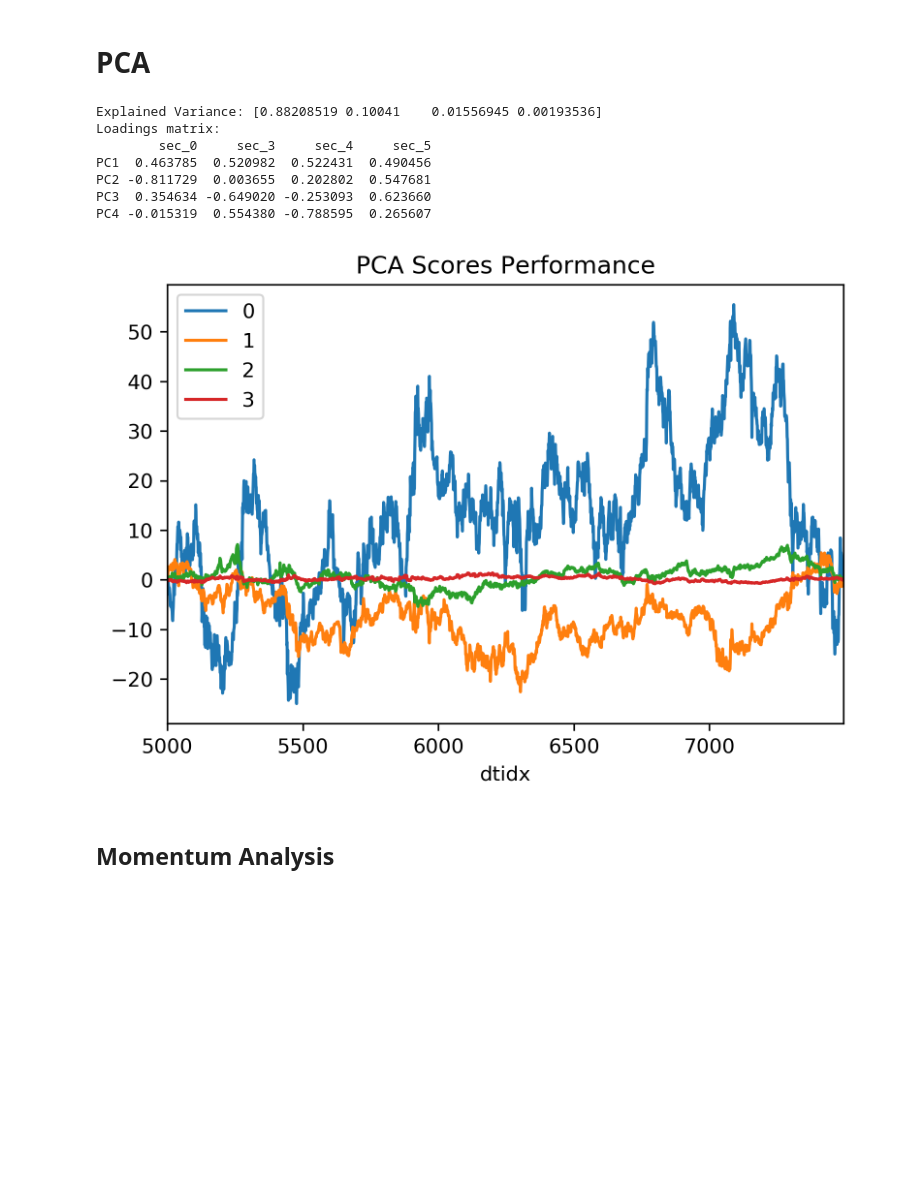
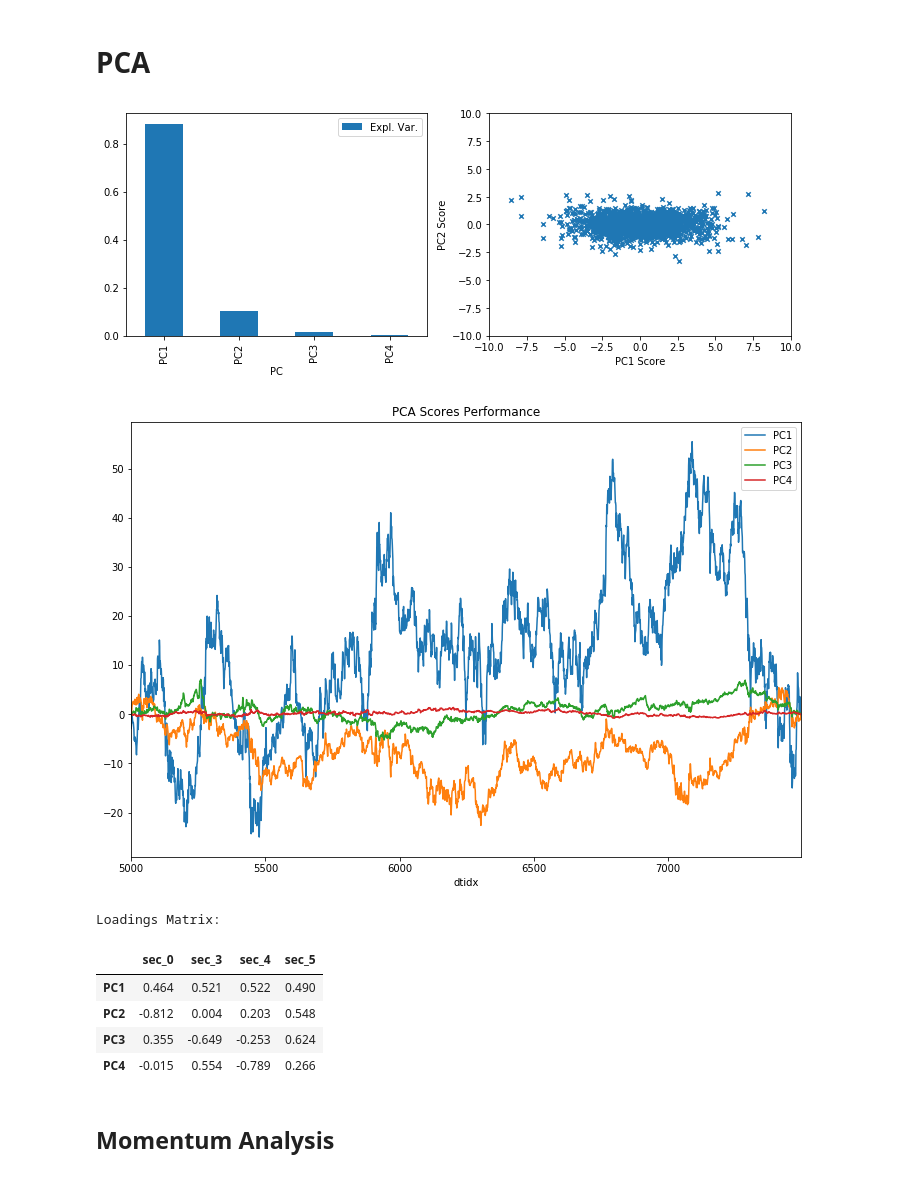
Before and after one commit to boneil33/FinML, a Jupyter notebook: MLFin/AlgoTradingTest/pat_test.ipynb, the cells around one changed output. Saved outputs shown, nothing was run; the diff lists cells and outputs as text; code cells hidden in the pictures; blank space fills up the shorter version.

```diff
--- a/MLFin/AlgoTradingTest/pat_test.ipynb
+++ b/MLFin/AlgoTradingTest/pat_test.ipynb
@@ -107,30 +85,44 @@ plt.show()
 # %%
 #pca
 cols = ['sec_0','sec_3','sec_4','sec_5']
 prepca_data = std_rets[cols].dropna(how='any')
 pca = PCA()
 pca.fit(prepca_data)
-print('Explained Variance:', pca.explained_variance_ratio_)
+pc_cols = ['PC'+str(i+1) for i in np.arange(pca.n_components_)]
+
+exp_var = pd.DataFrame(zip(pca.explained_variance_ratio_, pc_cols),
+                       columns=['Expl. Var.','PC'])
 
 # flip signs to induce 'standard' interpretation of rates pca
-scores = pd.DataFrame(-pca.fit_transform(prepca_data), index=prepca_data.index)
+scores = pd.DataFrame(-pca.fit_transform(prepca_data), index=prepca_data.index, columns=pc_cols)
 loadings = pd.DataFrame(-pca.components_, index=['PC'+str(i) for i in np.arange(1,pca.n_components_+1)], columns=cols)
 integrated_scores = scores.cumsum()
-print('Loadings matrix:')
-print(loadings)
-fig, ax = plt.subplots(dpi=300)
+
+
+fig0, ax0 = plt.subplots(figsize=(10,4),ncols=2)
+exp_var.plot.bar(x='PC', y='Expl. Var.', ax=ax0[0])
+ax0[1].scatter(scores['PC1'].values, scores['PC2'].values, s=20, marker="x")
+ax0[1].set_xlim(-10,10)
+ax0[1].set_ylim(-10,10)
+ax0[1].set_xlabel('PC1 Score')
+ax0[1].set_ylabel('PC2 Score')
+fig0.tight_layout()
+
+fig, ax = plt.subplots(figsize=(12,8))
 integrated_scores.plot(ax=ax)
 ax.set_title('PCA Scores Performance')
 plt.show()
+print('Loadings Matrix:')
+loadings.round(3)
 # %% [output]
+[figure, new version]
+[figure, added]
-Explained Variance: [0.88208519 0.10041    0.01556945 0.00193536]
-Loadings matrix:
-        sec_0     sec_3     sec_4     sec_5
-PC1  0.463785  0.520982  0.522431  0.490456
-PC2 -0.811729  0.003655  0.202802  0.547681
-PC3  0.354634 -0.649020 -0.253093  0.623660
-PC4 -0.015319  0.554380 -0.788595  0.265607
+Loadings Matrix:
-[figure, old version]
+|  | sec_0 | sec_3 | sec_4 | sec_5 |
+| PC1 | 0.464 | 0.521 | 0.522 | 0.490 |
+| PC2 | -0.812 | 0.004 | 0.203 | 0.548 |
+| PC3 | 0.355 | -0.649 | -0.253 | 0.624 |
+| PC4 | -0.015 | 0.554 | -0.789 | 0.266 |
 # %% [markdown]
 ## Momentum Analysis
 # %%
```
Also changed, not shown: parts of 10 cells of this notebook.
